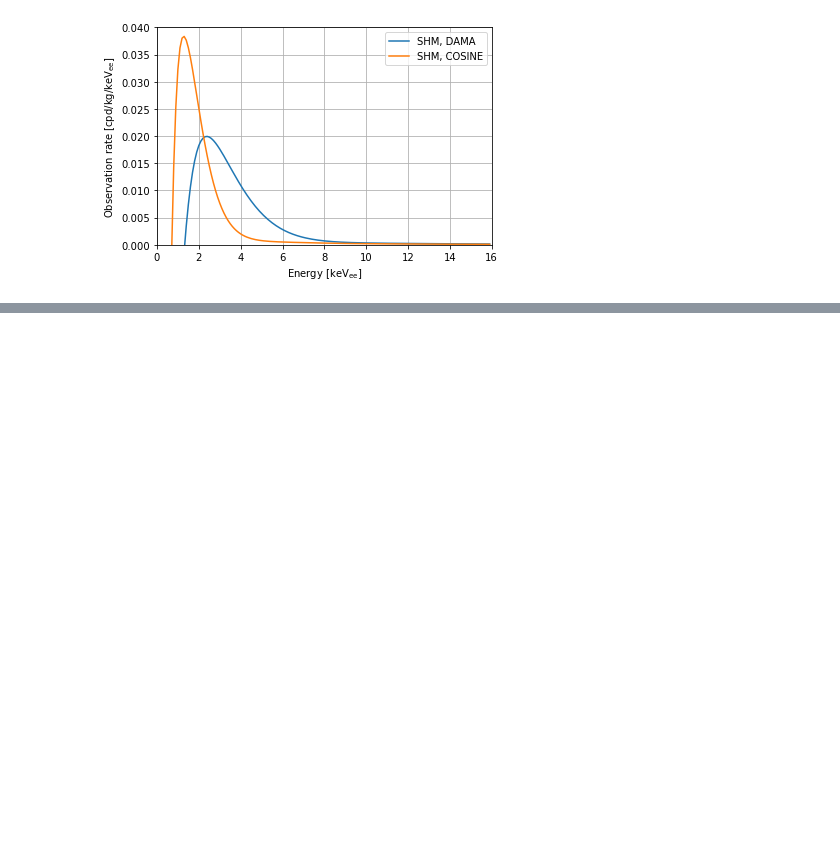
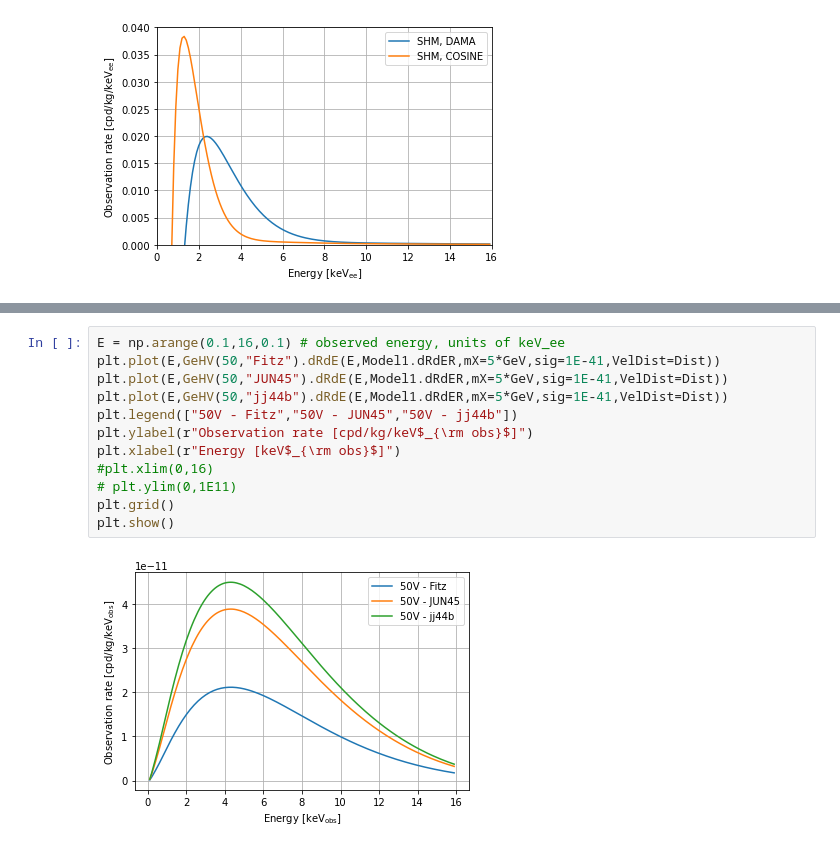
Before and after one commit to mjzurowski/sgm, a Jupyter notebook: Demo.ipynb, the cells around one changed output, grey strips where cells are left out. Cells and saved outputs as stored; diff of their text form; blank space fills up the shorter version.

```diff
--- a/Demo.ipynb
+++ b/Demo.ipynb
@@ -132,0 +129,14 @@ plt.show()
+# %%
+E = np.arange(0.1,16,0.1) # observed energy, units of keV_ee
+plt.plot(E,GeHV(50,"Fitz").dRdE(E,Model1.dRdER,mX=5*GeV,sig=1E-41,VelDist=Dist))
+plt.plot(E,GeHV(50,"JUN45").dRdE(E,Model1.dRdER,mX=5*GeV,sig=1E-41,VelDist=Dist))
+plt.plot(E,GeHV(50,"jj44b").dRdE(E,Model1.dRdER,mX=5*GeV,sig=1E-41,VelDist=Dist))
+plt.legend(["50V - Fitz","50V - JUN45","50V - jj44b"])
+plt.ylabel(r"Observation rate [cpd/kg/keV$_{\rm obs}$]")
+plt.xlabel(r"Energy [keV$_{\rm obs}$]")
+#plt.xlim(0,16)
+# plt.ylim(0,1E11)
+plt.grid()
+plt.show()
+# %% [output]
+[figure, added]
```
Also changed, not shown: parts of 11 cells of this notebook, 7 other files.
